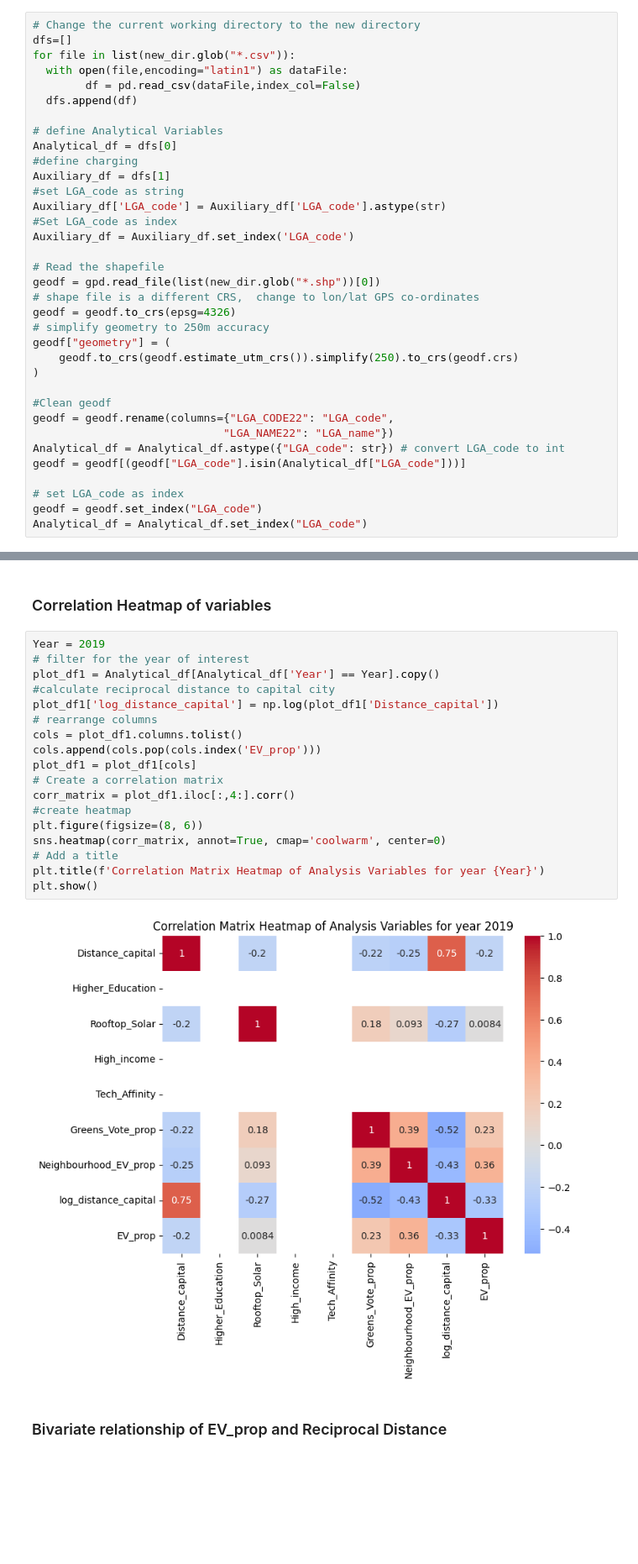
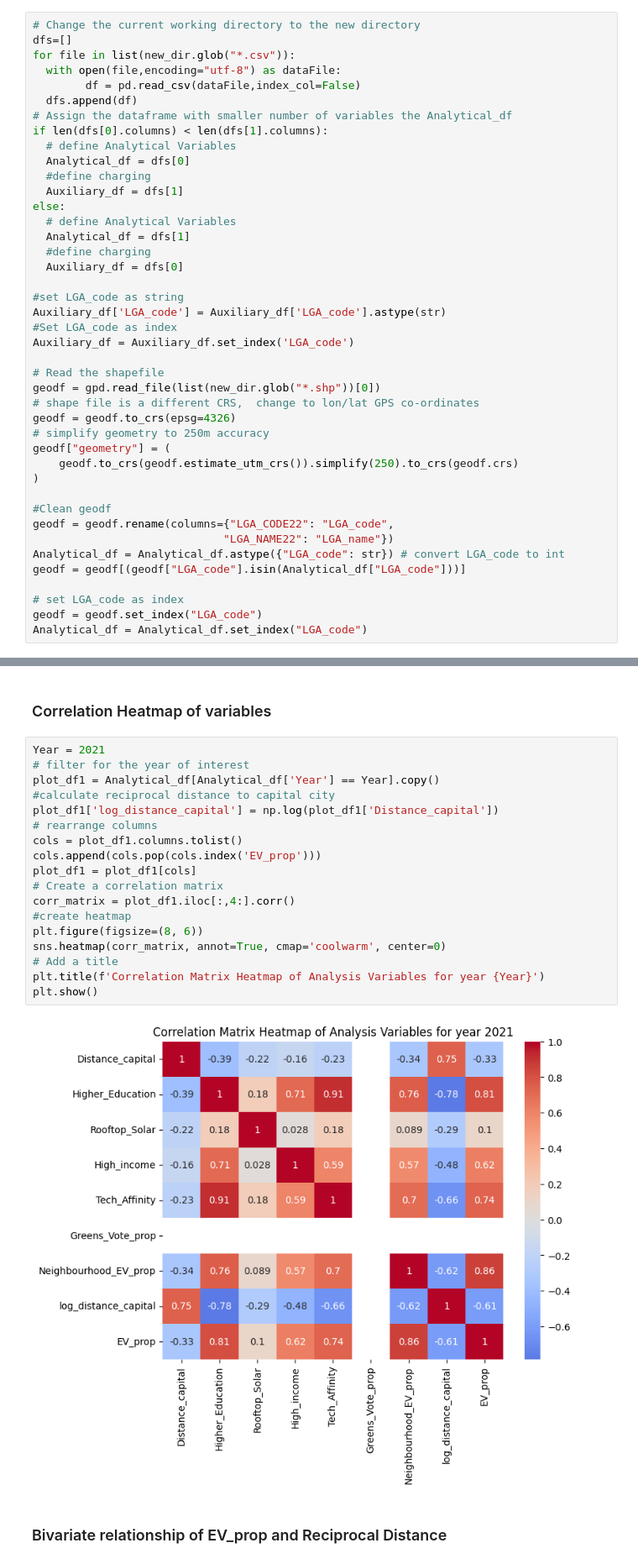
Before and after one commit to MarkStephens060482/forecasting_BEV_adoption_LGA, a Jupyter notebook: Uptake_of_Electric_Vehicles_EDA.ipynb, the cells around one changed output, grey strips where cells are left out. Shown at 84% size. Drawn from its saved outputs; the diff is of its cells as text; blank space fills up the shorter version.

```diff
--- a/Uptake_of_Electric_Vehicles_EDA.ipynb
+++ b/Uptake_of_Electric_Vehicles_EDA.ipynb
@@ -135,14 +135,21 @@ Clean data set and prepare for analysis
 # Change the current working directory to the new directory
 dfs=[]
 for file in list(new_dir.glob("*.csv")):
-  with open(file,encoding="latin1") as dataFile:
+  with open(file,encoding="utf-8") as dataFile:
         df = pd.read_csv(dataFile,index_col=False)
   dfs.append(df)
+# Assign the dataframe with smaller number of variables the Analytical_df
+if len(dfs[0].columns) < len(dfs[1].columns):
+  # define Analytical Variables
+  Analytical_df = dfs[0]
+  #define charging
+  Auxiliary_df = dfs[1]
+else:
+  # define Analytical Variables
+  Analytical_df = dfs[1]
+  #define charging
+  Auxiliary_df = dfs[0]
 
-# define Analytical Variables
-Analytical_df = dfs[0]
-#define charging
-Auxiliary_df = dfs[1]
 #set LGA_code as string
 Auxiliary_df['LGA_code'] = Auxiliary_df['LGA_code'].astype(str)
 #Set LGA_code as index
@@ -349,25 +356,25 @@ plt.show()
 # %% [markdown]
 ### Correlation Heatmap of variables
 # %%
-Year = 2019
+Year = 2021
 # filter for the year of interest
 plot_df1 = Analytical_df[Analytical_df['Year'] == Year].copy()
 #calculate reciprocal distance to capital city
 plot_df1['log_distance_capital'] = np.log(plot_df1['Distance_capital'])
 # rearrange columns
 cols = plot_df1.columns.tolist()
 cols.append(cols.pop(cols.index('EV_prop')))
 plot_df1 = plot_df1[cols]
 # Create a correlation matrix
 corr_matrix = plot_df1.iloc[:,4:].corr()
 #create heatmap
 plt.figure(figsize=(8, 6))
 sns.heatmap(corr_matrix, annot=True, cmap='coolwarm', center=0)
 # Add a title
 plt.title(f'Correlation Matrix Heatmap of Analysis Variables for year {Year}')
 plt.show()
 # %% [output]
-[figure, old version]
+[figure, new version]
 # %% [markdown]
 ### Bivariate relationship of EV_prop and Reciprocal Distance
 # %%
```
Also changed, not shown: parts of 11 cells of this notebook.
